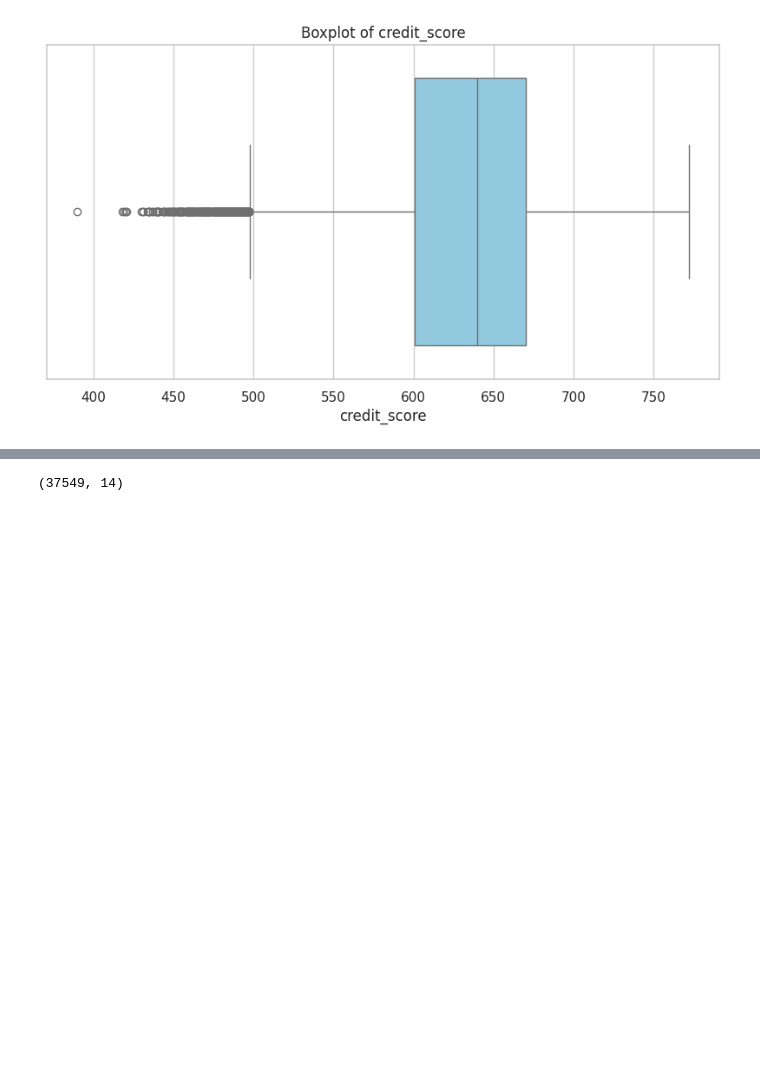
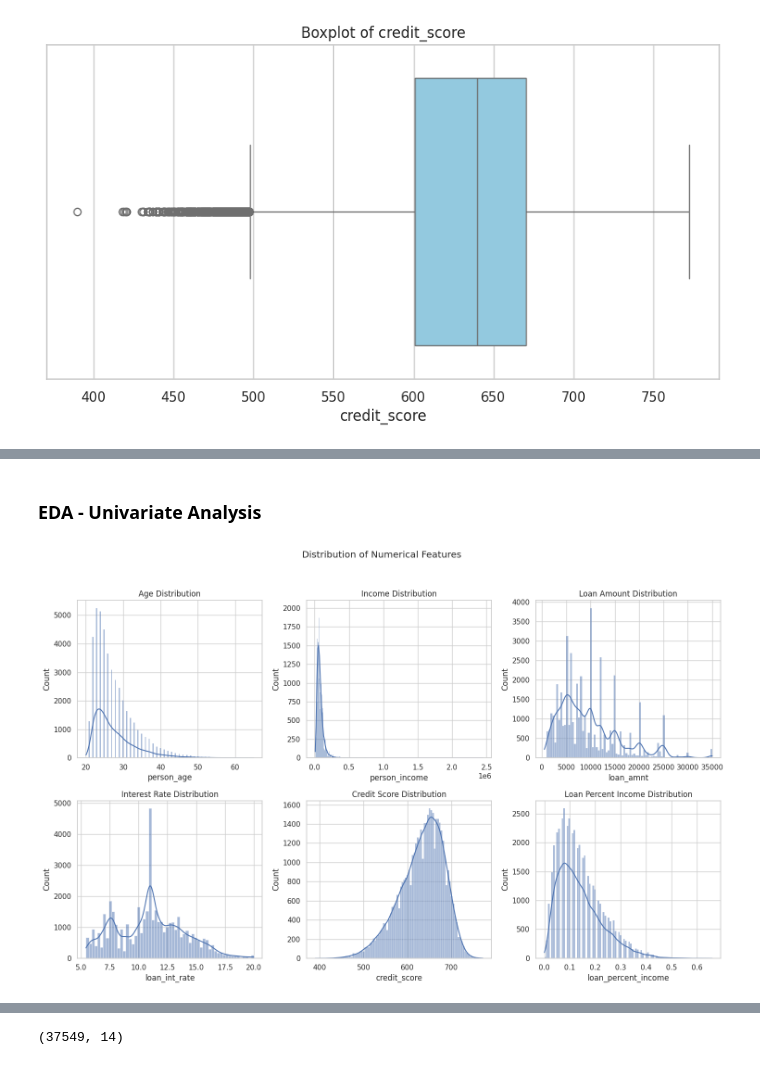
Before and after one commit to wahyudhiasatwika/Loan-Approval_Prediction-Analytics, a Jupyter notebook: DBS_Machine_Learning_Terapan_Wahyu_Dhia_Satwika_Submission1.ipynb, the cells around one changed output, grey strips where cells are left out. Cells and saved outputs as stored; diff of their text form; code cells hidden in the pictures; blank space fills up the shorter version.

```diff
--- a/DBS_Machine_Learning_Terapan_Wahyu_Dhia_Satwika_Submission1.ipynb
+++ b/DBS_Machine_Learning_Terapan_Wahyu_Dhia_Satwika_Submission1.ipynb
@@ -199,0 +208,37 @@ Di beberapa visual boxplot terdapat banyak sekali outlier. Oleh karena itu, untu
+# %% [markdown]
+### EDA - Univariate Analysis
+# %%
+# Univariate Analysis - Numerical Feature
+
+sns.set(style="whitegrid")
+fig, axes = plt.subplots(2, 3, figsize=(15, 10))
+fig.suptitle('Distribution of Numerical Features')
+
+# Age
+sns.histplot(data_fixed['person_age'], kde=True, ax=axes[0, 0])
+axes[0, 0].set_title('Age Distribution')
+
+# Income
+sns.histplot(data_fixed['person_income'], kde=True, ax=axes[0, 1])
+axes[0, 1].set_title('Income Distribution')
+
+# Loan amount
+sns.histplot(data_fixed['loan_amnt'], kde=True, ax=axes[0, 2])
+axes[0, 2].set_title('Loan Amount Distribution')
+
+# Interest rate
+sns.histplot(data_fixed['loan_int_rate'], kde=True, ax=axes[1, 0])
+axes[1, 0].set_title('Interest Rate Distribution')
+
+# Credit score
+sns.histplot(data_fixed['credit_score'], kde=True, ax=axes[1, 1])
+axes[1, 1].set_title('Credit Score Distribution')
+
+# Loan percent income
+sns.histplot(data_fixed['loan_percent_income'], kde=True, ax=axes[1, 2])
+axes[1, 2].set_title('Loan Percent Income Distribution')
+
+plt.tight_layout(rect=[0, 0.03, 1, 0.95])
+plt.show()
+# %% [output]
+[figure, added]
```
Also changed, not shown: parts of 31 cells of this notebook, 11 other files.
